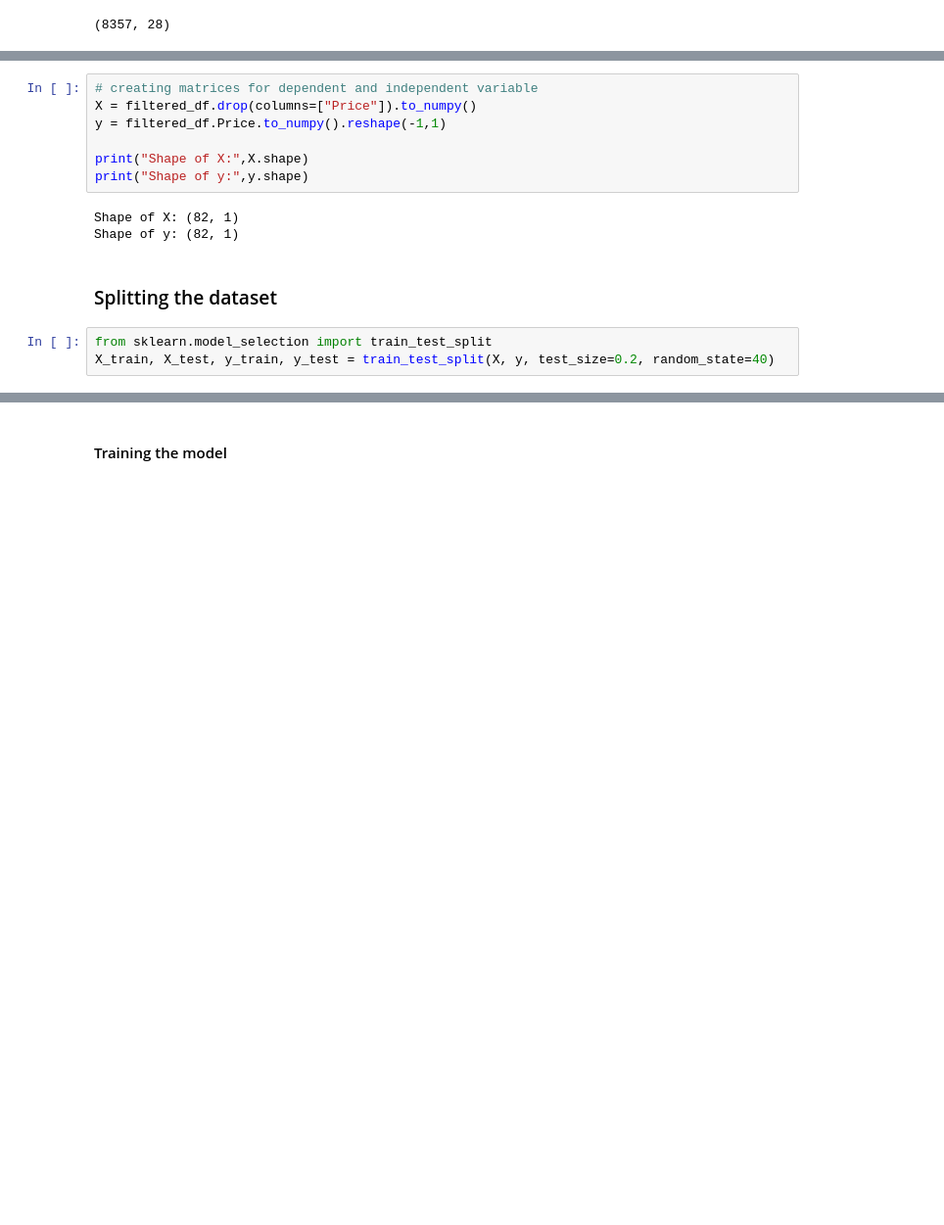
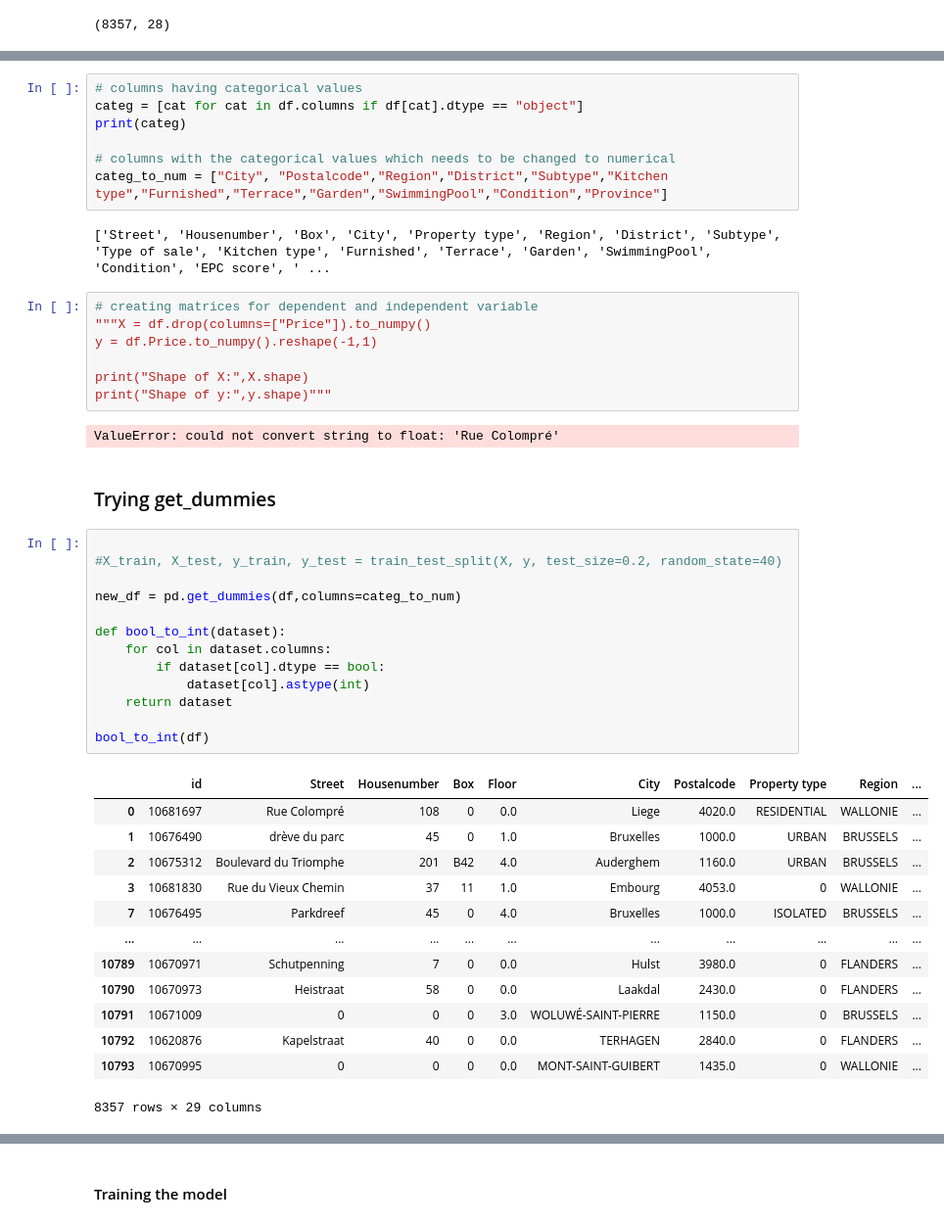
Before and after one commit to moni2code/Data-visualization-ImmoEliza, a Jupyter notebook: model building/test_notebook_reg.ipynb, the cells around one changed output, grey strips where cells are left out. Shown at 98% size. Drawn from its saved outputs; the diff is of its cells as text; blank space fills up the shorter version.

Commit message:
added my test_notebooks

```diff
--- a/model building/test_notebook_reg.ipynb
+++ b/model building/test_notebook_reg.ipynb
@@ -91,15 +138,47 @@ filtered_df.corr()
+# %%
+# columns having categorical values
+categ = [cat for cat in df.columns if df[cat].dtype == "object"]
+print(categ)
+
+# columns with the categorical values which needs to be changed to numerical
+categ_to_num = ["City", "Postalcode","Region","District","Subtype","Kitchen type","Furnished","Terrace","Garden","SwimmingPool","Condition","Province"]
+# %% [output]
+['Street', 'Housenumber', 'Box', 'City', 'Property type', 'Region', 'District', 'Subtype', 'Type of sale', 'Kitchen type', 'Furnished', 'Terrace', 'Garden', 'SwimmingPool', 'Condition', 'EPC score', ' ...
 # %%
 # creating matrices for dependent and independent variable
-X = filtered_df.drop(columns=["Price"]).to_numpy()
-y = filtered_df.Price.to_numpy().reshape(-1,1)
+"""X = df.drop(columns=["Price"]).to_numpy()
+y = df.Price.to_numpy().reshape(-1,1)
 
 print("Shape of X:",X.shape)
-print("Shape of y:",y.shape)
+print("Shape of y:",y.shape)"""
 # %% [output]
-Shape of X: (82, 1)
-Shape of y: (82, 1)
+ValueError: could not convert string to float: 'Rue Colompré'
-# %% [markdown]
-### Splitting the dataset
-# %%
-from sklearn.model_selection import train_test_split
-X_train, X_test, y_train, y_test = train_test_split(X, y, test_size=0.2, random_state=40)
+# %% [markdown]
+### Trying get_dummies
+# %%
+
+#X_train, X_test, y_train, y_test = train_test_split(X, y, test_size=0.2, random_state=40)
+
+new_df = pd.get_dummies(df,columns=categ_to_num)
+
+def bool_to_int(dataset):
+    for col in dataset.columns:
+        if dataset[col].dtype == bool:
+            dataset[col].astype(int)
+    return dataset
+
+bool_to_int(df)
+# %% [output]
+|  | id | Street | Housenumber | Box | Floor | City | Postalcode | Property type | Region | ... |
+| 0 | 10681697 | Rue Colompré | 108 | 0 | 0.0 | Liege | 4020.0 | RESIDENTIAL | WALLONIE | ... |
+| 1 | 10676490 | drève du parc | 45 | 0 | 1.0 | Bruxelles | 1000.0 | URBAN | BRUSSELS | ... |
+| 2 | 10675312 | Boulevard du Triomphe | 201 | B42 | 4.0 | Auderghem | 1160.0 | URBAN | BRUSSELS | ... |
+| 3 | 10681830 | Rue du Vieux Chemin | 37 | 11 | 1.0 | Embourg | 4053.0 | 0 | WALLONIE | ... |
+| 7 | 10676495 | Parkdreef | 45 | 0 | 4.0 | Bruxelles | 1000.0 | ISOLATED | BRUSSELS | ... |
+| ... | ... | ... | ... | ... | ... | ... | ... | ... | ... | ... |
+| 10789 | 10670971 | Schutpenning | 7 | 0 | 0.0 | Hulst | 3980.0 | 0 | FLANDERS | ... |
+| 10790 | 10670973 | Heistraat | 58 | 0 | 0.0 | Laakdal | 2430.0 | 0 | FLANDERS | ... |
+| 10791 | 10671009 | 0 | 0 | 0 | 3.0 | WOLUWÉ-SAINT-PIERRE | 1150.0 | 0 | BRUSSELS | ... |
+| 10792 | 10620876 | Kapelstraat | 40 | 0 | 0.0 | TERHAGEN | 2840.0 | 0 | FLANDERS | ... |
+| 10793 | 10670995 | 0 | 0 | 0 | 0.0 | MONT-SAINT-GUIBERT | 1435.0 | 0 | WALLONIE | ... |
+8357 rows × 29 columns
```
Also changed, not shown: parts of 19 cells of this notebook, 4 other files.
